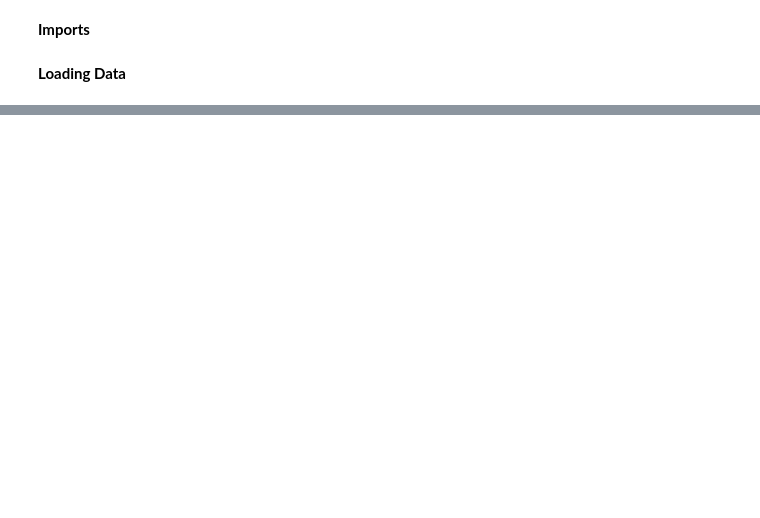
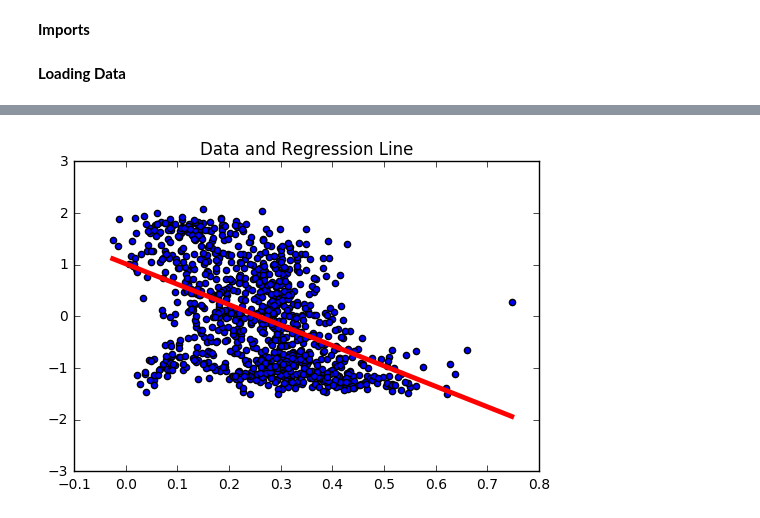
Before and after one commit to carlosscastro/kaggle_africa_soil, a Jupyter notebook: notebook/W207 Project Group 4.ipynb, the cells around one changed output, grey strips where cells are left out. Drawn from its saved outputs; the diff is of its cells as text; code cells hidden in the pictures; blank space fills up the shorter version.

```diff
--- a/notebook/W207 Project Group 4.ipynb
+++ b/notebook/W207 Project Group 4.ipynb
@@ -70,0 +157,36 @@ Number of test examples 727
+# %%
+# Linear Regression
+lm = LinearRegression()
+
+def PlotUnivariateFitAndResids(X, Y, preds, preds_sorted):
+    plt.subplot(1, 1, 1)
+    plt.scatter(np.ravel(X), Y)
+    plt.plot(np.sort(X, 0), preds_sorted, 'r', linewidth=3.5)
+    plt.title("Data and Regression Line")
+
+    #plt.subplot(1, 2, 2)
+    #resid = np.ravel(Y) - preds
+    #plt.scatter(X, resid)
+    #plt.title("Residual Plot")
+
+    plt.show()
+
+## fit linear regression model
+def LinearRegressionFitAndPlot(X, Y):
+    lm = LinearRegression()
+    lm.fit(X, Y)
+    preds = lm.predict(X)
+    preds_sorted = lm.predict(np.sort(X, 0))#
+
+    PlotUnivariateFitAndResids(X, Y, preds, preds_sorted)
+
+
+my_col = 200
+
+train_data_i = train_data[:,my_col].reshape(-1,1)
+dev_data_i = dev_data[:,my_col].reshape(-1,1)
+
+
+LinearRegressionFitAndPlot(train_data_i, train_Sand_labels)
+# %% [output]
+[figure, added]
```
Also changed, not shown: parts of 15 cells of this notebook.
